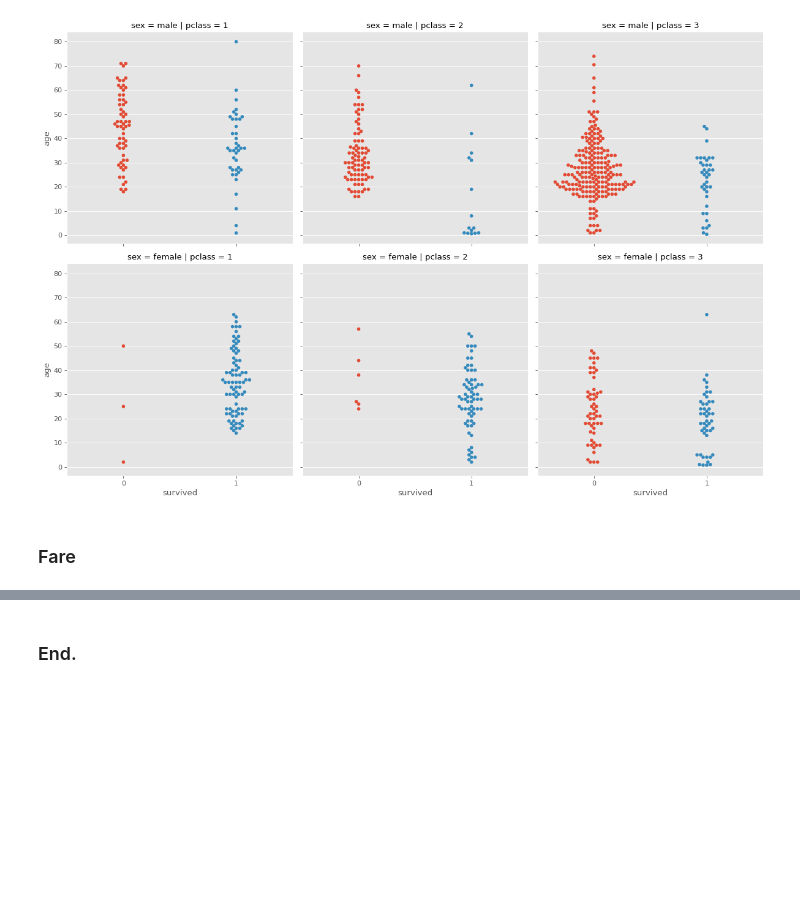
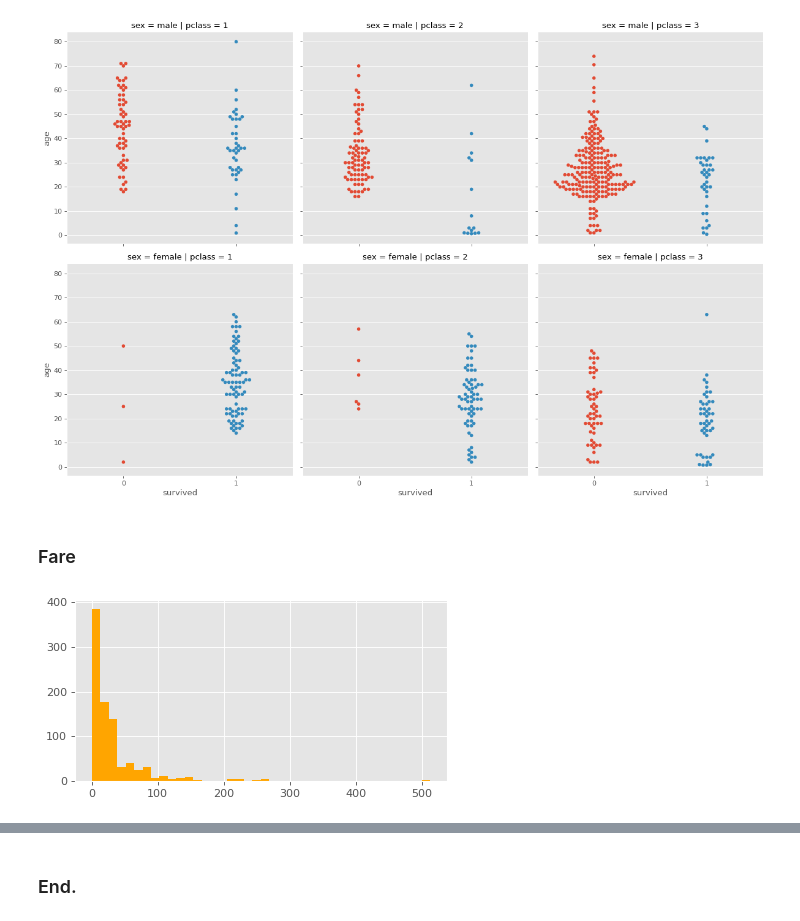
Before and after one commit to caiquemiranda/data-visualization-python, a Jupyter notebook: 10-analysis-visualization-titanic-dataset.ipynb, the cells around one changed output, grey strips where cells are left out. Cells and saved outputs as stored; diff of their text form; code cells hidden in the pictures; blank space fills up the shorter version.

Commit message:
fare-one

```diff
--- a/10-analysis-visualization-titanic-dataset.ipynb
+++ b/10-analysis-visualization-titanic-dataset.ipynb
@@ -512,3 +512,8 @@ sns.catplot(x= 'survived',
 [figure]
 # %% [markdown]
 ### Fare
+# %%
+titanic['fare'].hist(bins= 40,
+                     color= 'orange');
+# %% [output]
+[figure, added]
```
Also changed, not shown: parts of 5 cells of this notebook.
